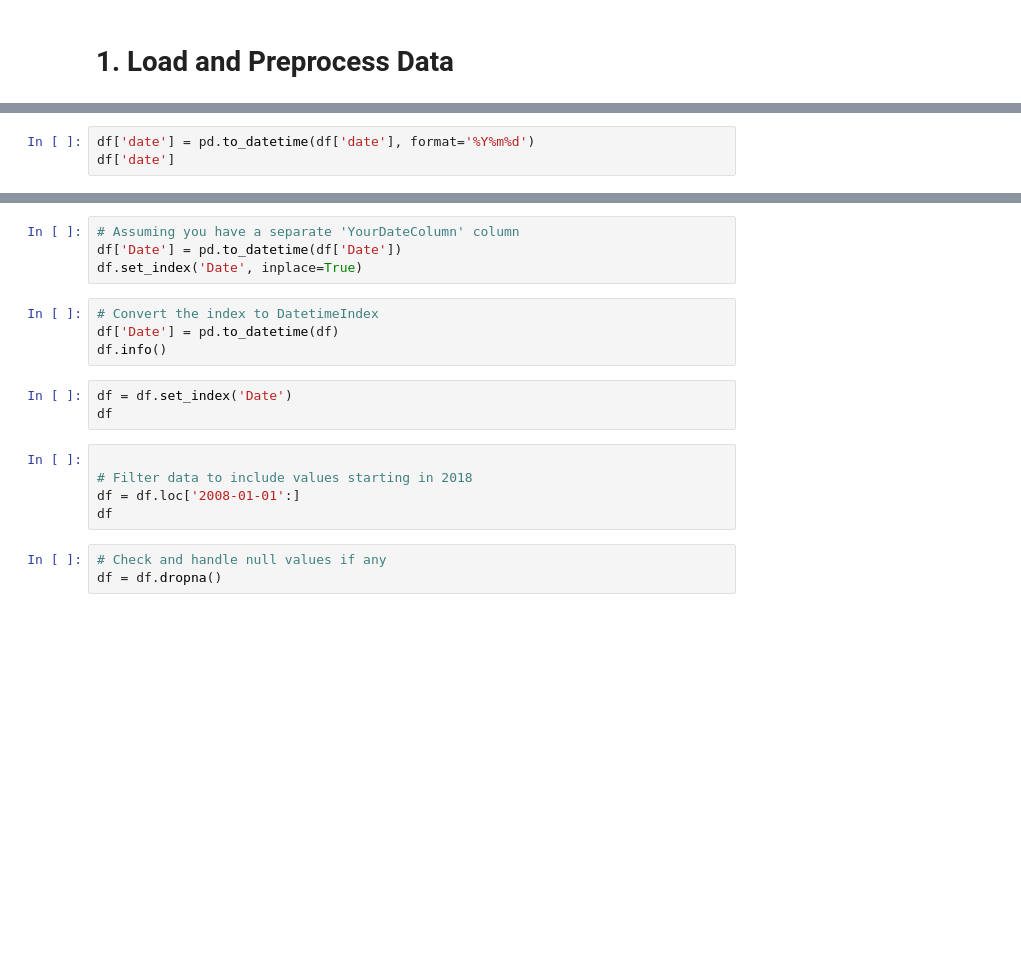
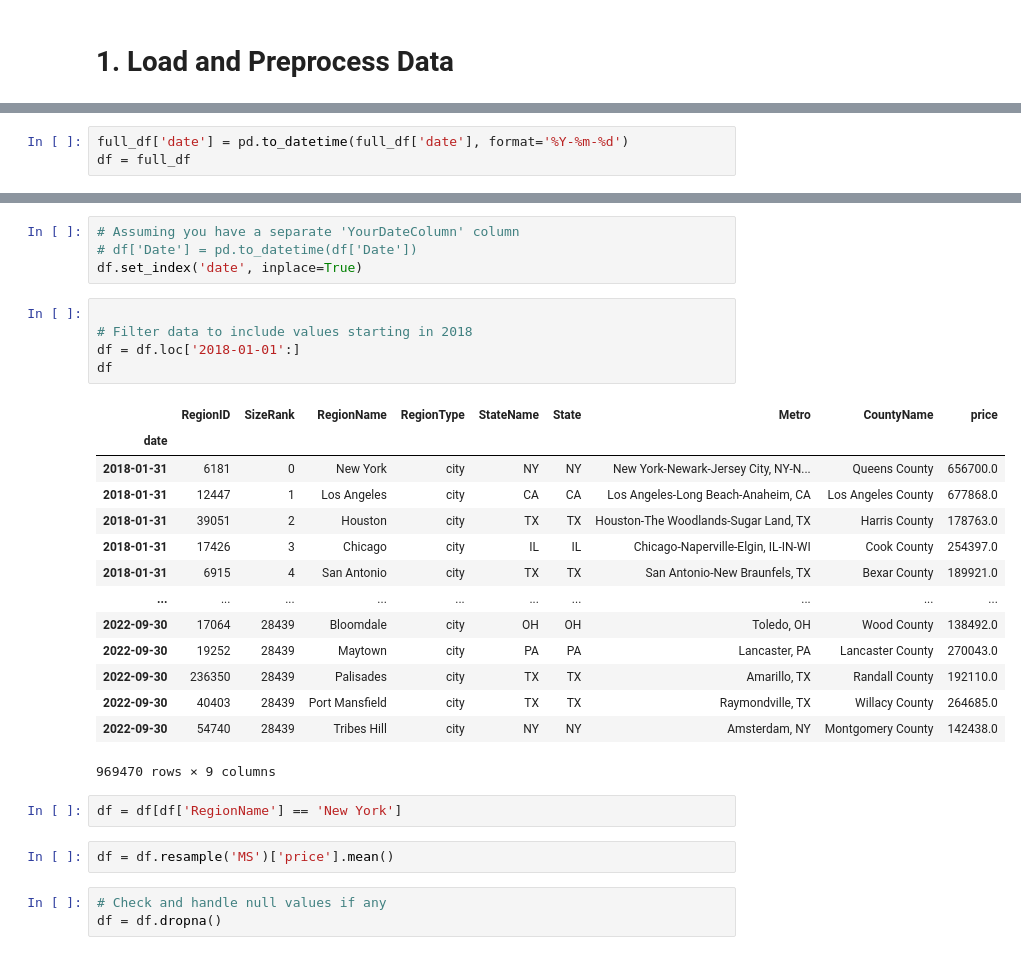
Before and after one commit to Lidivinekeng/Timeserieforecasting, a Jupyter notebook: Gridsearch SARIMA Models (Core).ipynb, the cells around one changed output, grey strips where cells are left out. Drawn from its saved outputs; the diff is of its cells as text; blank space fills up the shorter version.

```diff
--- a/Gridsearch SARIMA Models (Core).ipynb
+++ b/Gridsearch SARIMA Models (Core).ipynb
@@ -205,3 +217,3 @@ df
 # %%
-df['date'] = pd.to_datetime(df['date'], format='%Y%m%d')
-df['date']
+full_df['date'] = pd.to_datetime(full_df['date'], format='%Y-%m-%d')
+df = full_df
@@ -218,19 +249,31 @@ print(df.index.unique())
 # %%
 # Assuming you have a separate 'YourDateColumn' column
-df['Date'] = pd.to_datetime(df['Date'])
-df.set_index('Date', inplace=True)
+# df['Date'] = pd.to_datetime(df['Date'])
+df.set_index('date', inplace=True)
-# %%
-# Convert the index to DatetimeIndex
-df['Date'] = pd.to_datetime(df)
-df.info()
-# %%
-df = df.set_index('Date')
-df
 # %%
 
 # Filter data to include values starting in 2018
-df = df.loc['2008-01-01':]
+df = df.loc['2018-01-01':]
 df
+# %% [output]
+|  | RegionID | SizeRank | RegionName | RegionType | StateName | State | Metro | CountyName | price |
+| date |  |  |  |  |  |  |  |  |  |
+| 2018-01-31 | 6181 | 0 | New York | city | NY | NY | New York-Newark-Jersey City, NY-N... | Queens County | 656700.0 |
+| 2018-01-31 | 12447 | 1 | Los Angeles | city | CA | CA | Los Angeles-Long Beach-Anaheim, CA | Los Angeles County | 677868.0 |
+| 2018-01-31 | 39051 | 2 | Houston | city | TX | TX | Houston-The Woodlands-Sugar Land, TX | Harris County | 178763.0 |
+| 2018-01-31 | 17426 | 3 | Chicago | city | IL | IL | Chicago-Naperville-Elgin, IL-IN-WI | Cook County | 254397.0 |
+| 2018-01-31 | 6915 | 4 | San Antonio | city | TX | TX | San Antonio-New Braunfels, TX | Bexar County | 189921.0 |
+| ... | ... | ... | ... | ... | ... | ... | ... | ... | ... |
+| 2022-09-30 | 17064 | 28439 | Bloomdale | city | OH | OH | Toledo, OH | Wood County | 138492.0 |
+| 2022-09-30 | 19252 | 28439 | Maytown | city | PA | PA | Lancaster, PA | Lancaster County | 270043.0 |
+| 2022-09-30 | 236350 | 28439 | Palisades | city | TX | TX | Amarillo, TX | Randall County | 192110.0 |
+| 2022-09-30 | 40403 | 28439 | Port Mansfield | city | TX | TX | Raymondville, TX | Willacy County | 264685.0 |
+| 2022-09-30 | 54740 | 28439 | Tribes Hill | city | NY | NY | Amsterdam, NY | Montgomery County | 142438.0 |
+969470 rows × 9 columns
+# %%
+df = df[df['RegionName'] == 'New York']
+# %%
+df = df.resample('MS')['price'].mean()
 # %%
 # Check and handle null values if any
 df = df.dropna()
```
Also changed, not shown: parts of 13 cells of this notebook.
